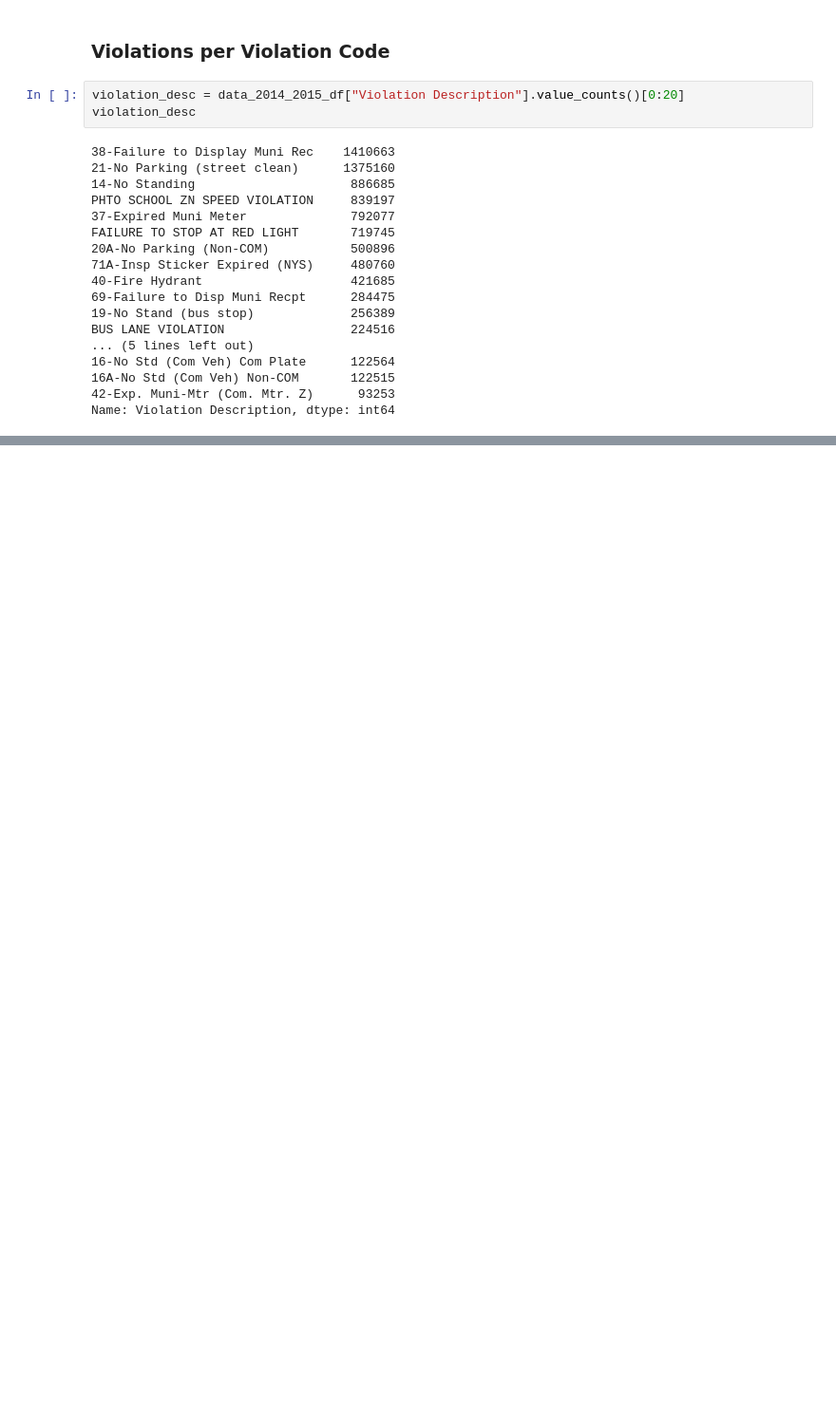
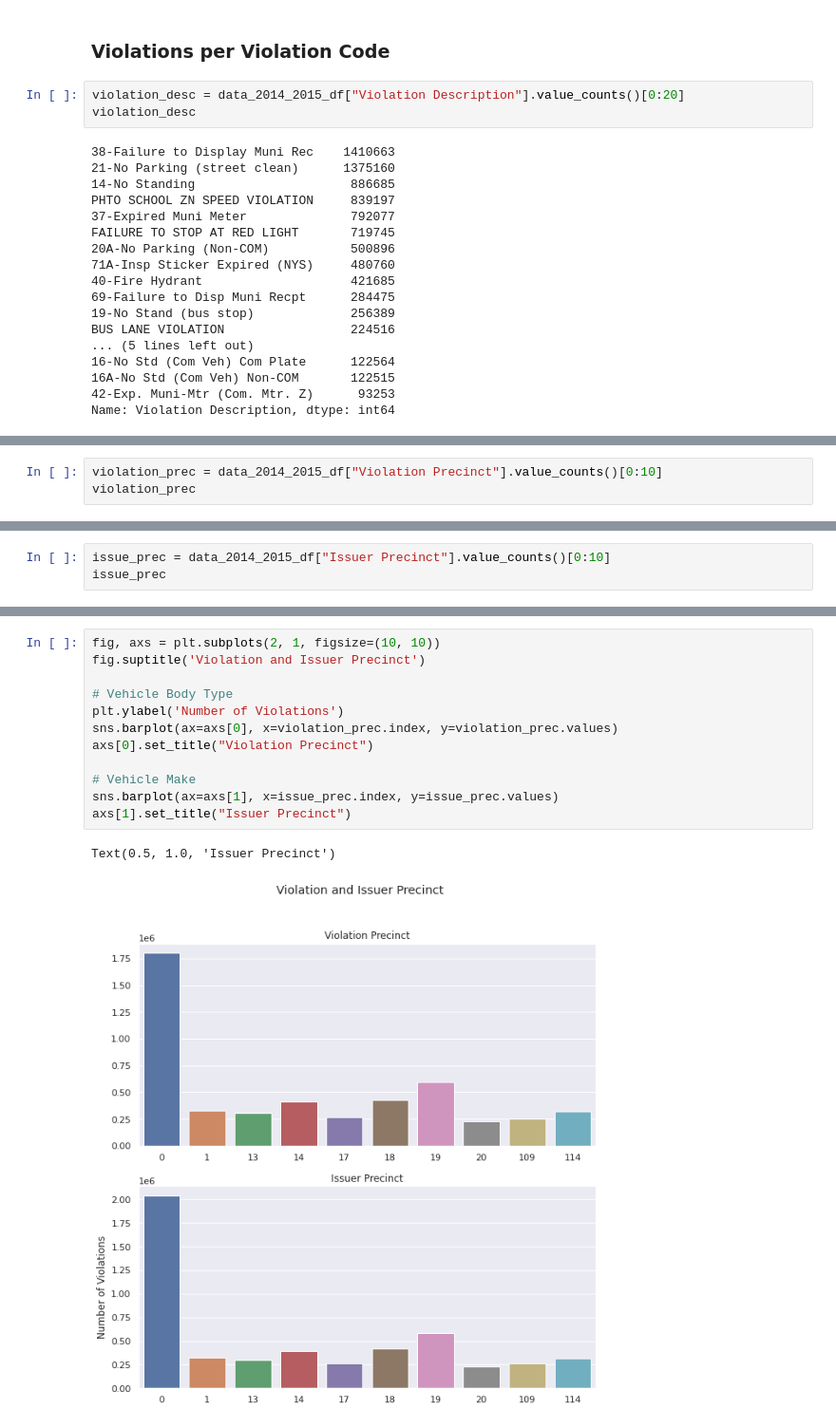
Before and after one commit to Amruta-Nadgouda/DataMiningProject, a Jupyter notebook: CMPE255_EDA_NYCParkingTickets.ipynb, the cells around one changed output, grey strips where cells are left out. Shown at 95% size. Saved outputs shown, nothing was run; the diff lists cells and outputs as text; blank space fills up the shorter version.

```diff
--- a/CMPE255_EDA_NYCParkingTickets.ipynb
+++ b/CMPE255_EDA_NYCParkingTickets.ipynb
@@ -341,0 +340,3 @@ Text(0, 0.5, 'Violation Code and Description')
+# %%
+violation_prec = data_2014_2015_df["Violation Precinct"].value_counts()[0:10]
+violation_prec
@@ -341,0 +355,3 @@ Text(0, 0.5, 'Violation Code and Description')
+# %%
+issue_prec = data_2014_2015_df["Issuer Precinct"].value_counts()[0:10]
+issue_prec
@@ -341,0 +370,15 @@ Text(0, 0.5, 'Violation Code and Description')
+# %%
+fig, axs = plt.subplots(2, 1, figsize=(10, 10))
+fig.suptitle('Violation and Issuer Precinct')
+
+# Vehicle Body Type
+plt.ylabel('Number of Violations')
+sns.barplot(ax=axs[0], x=violation_prec.index, y=violation_prec.values)
+axs[0].set_title("Violation Precinct")
+
+# Vehicle Make
+sns.barplot(ax=axs[1], x=issue_prec.index, y=issue_prec.values)
+axs[1].set_title("Issuer Precinct")
+# %% [output]
+Text(0.5, 1.0, 'Issuer Precinct')
+[figure, added]
```
Also changed, not shown: parts of 7 cells of this notebook.
